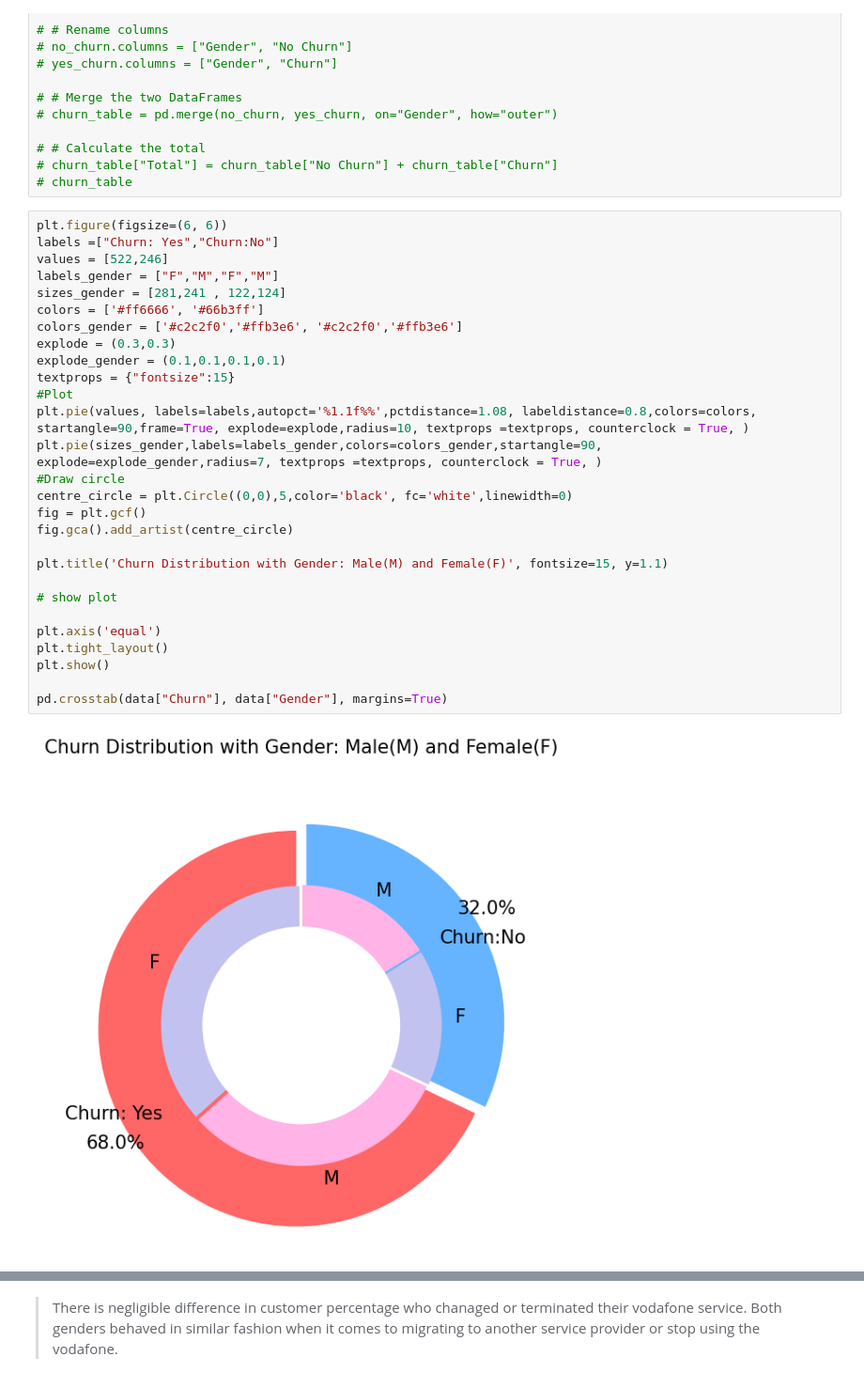
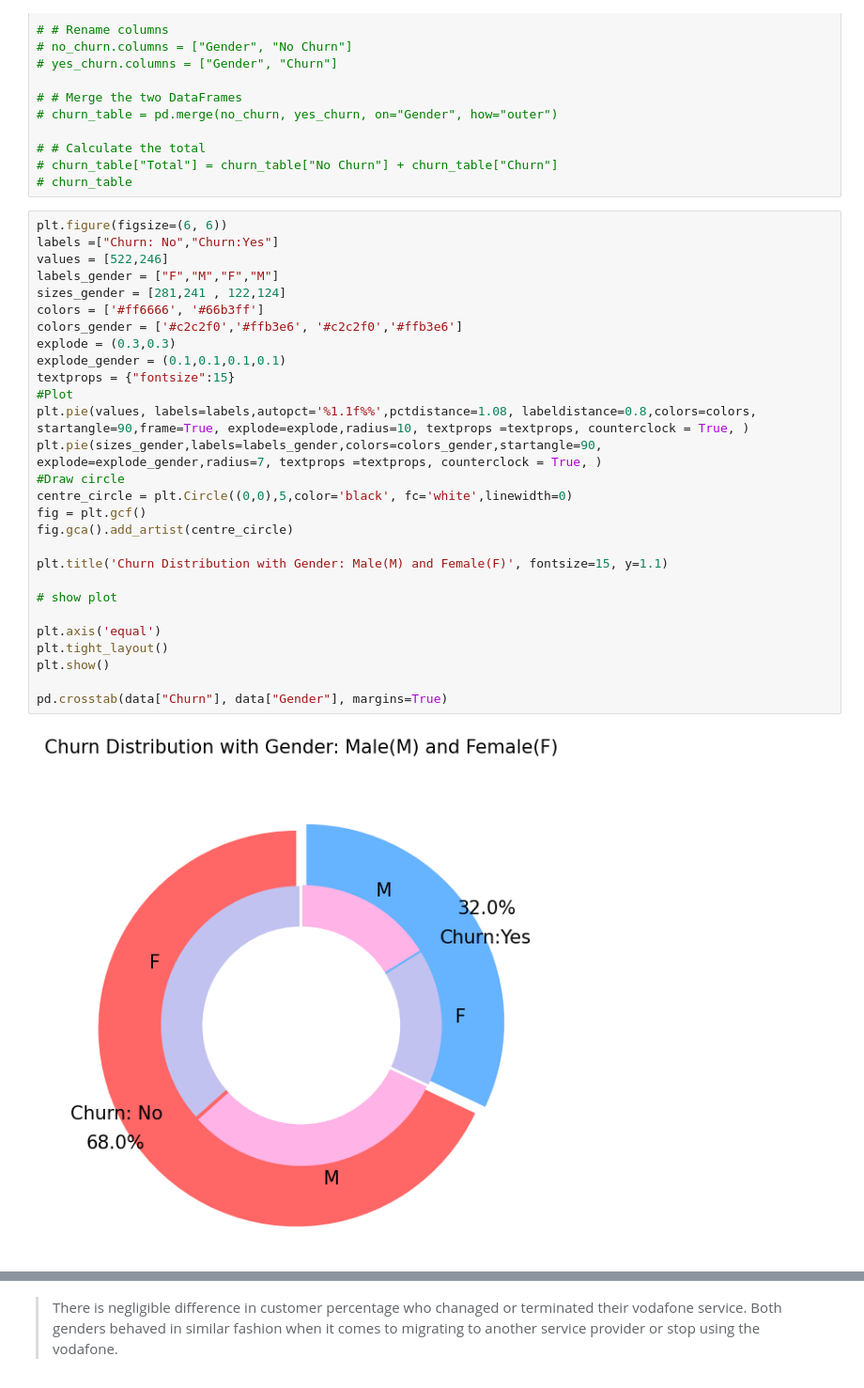
Before and after one commit to TravisBoltz/Decoding-Churn-Prediction-and-Student-Retention, a Jupyter notebook: Python Scripts/telecel/notebooks/churn.ipynb, the cells around one changed output, grey strips where cells are left out. Shown: that part at 94% size. Drawn from its saved outputs; the diff is of its cells as text.

```diff
--- a/Python Scripts/telecel/notebooks/churn.ipynb
+++ b/Python Scripts/telecel/notebooks/churn.ipynb
@@ -238,33 +238,33 @@ fig.show()
 # churn_table
 # %%
 plt.figure(figsize=(6, 6))
-labels =["Churn: Yes","Churn:No"]
+labels =["Churn: No","Churn:Yes"]
 values = [522,246]
 labels_gender = ["F","M","F","M"]
 sizes_gender = [281,241 , 122,124]
 colors = ['#ff6666', '#66b3ff']
 colors_gender = ['#c2c2f0','#ffb3e6', '#c2c2f0','#ffb3e6']
 explode = (0.3,0.3)
 explode_gender = (0.1,0.1,0.1,0.1)
 textprops = {"fontsize":15}
 #Plot
 plt.pie(values, labels=labels,autopct='%1.1f%%',pctdistance=1.08, labeldistance=0.8,colors=colors, startangle=90,frame=True, explode=explode,radius=10, textprops =textprops, counterclock = True, )
 plt.pie(sizes_gender,labels=labels_gender,colors=colors_gender,startangle=90, explode=explode_gender,radius=7, textprops =textprops, counterclock = True, )
 #Draw circle
 centre_circle = plt.Circle((0,0),5,color='black', fc='white',linewidth=0)
 fig = plt.gcf()
 fig.gca().add_artist(centre_circle)
 
 plt.title('Churn Distribution with Gender: Male(M) and Female(F)', fontsize=15, y=1.1)
 
 # show plot
 
 plt.axis('equal')
 plt.tight_layout()
 plt.show()
 
 pd.crosstab(data["Churn"], data["Gender"], margins=True)
 # %% [output]
-[figure, old version]
+[figure, new version]
 | Gender | Female | Male | All |
 | Churn |  |  |  |
```
Also changed, not shown: parts of 10 cells of this notebook, 6 other files.
